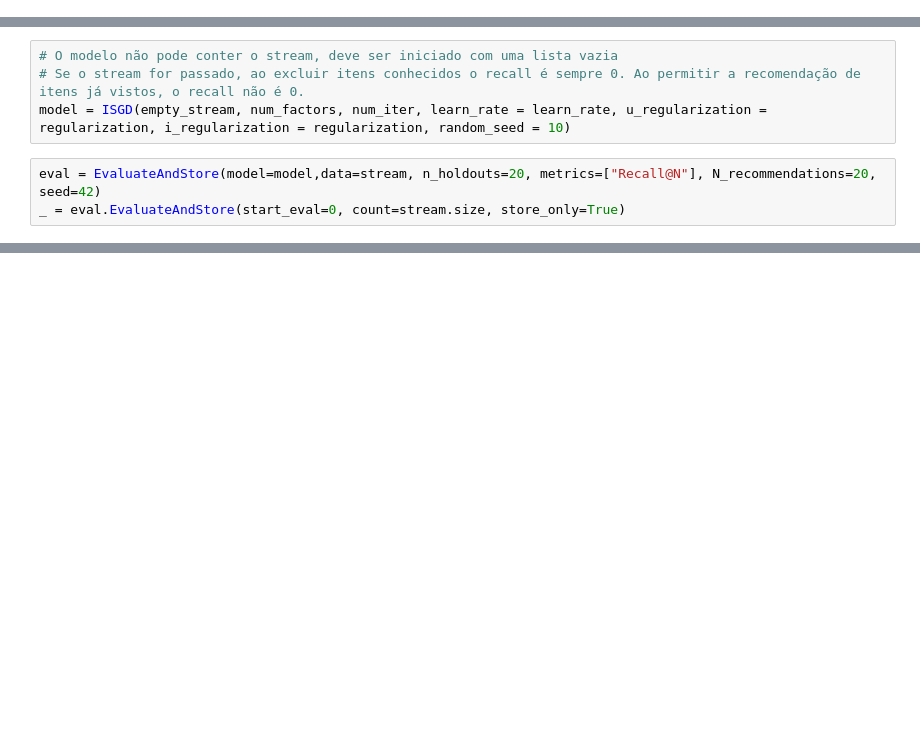
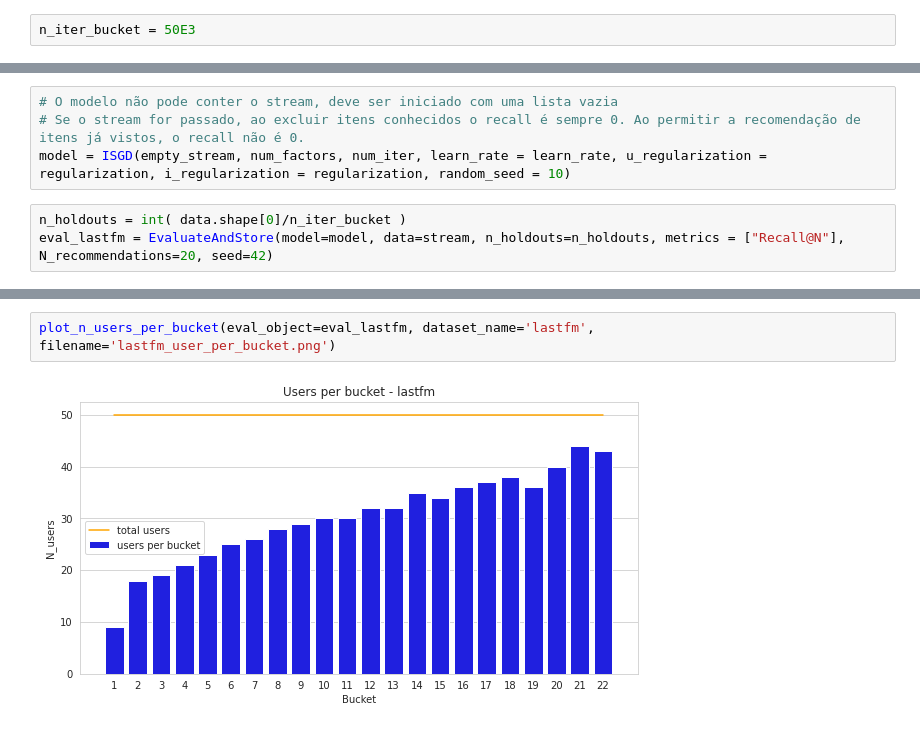
Before and after one commit to Key0412/streamRec-forgetting, a Jupyter notebook: notebooks/Avaliação de Datasets.ipynb, the cells around one changed output, grey strips where cells are left out. Cells and saved outputs as stored; diff of their text form; blank space fills up the shorter version.

Commit message:
update avaliacao de datasets

```diff
--- a/notebooks/Avaliação de Datasets.ipynb
+++ b/notebooks/Avaliação de Datasets.ipynb
@@ -25,3 +25,5 @@ from eval_implicit import EvaluateAndStore # EvaluateAndStore para guardar estad
 import seaborn as sns
 import matplotlib.pyplot as plt
 sns.set_style('whitegrid')
+# %%
+n_iter_bucket = 50E3
@@ -54,5 +127,5 @@ TREINO COM LASTFM_50u
 # Se o stream for passado, ao excluir itens conhecidos o recall é sempre 0. Ao permitir a recomendação de itens já vistos, o recall não é 0.
 model = ISGD(empty_stream, num_factors, num_iter, learn_rate = learn_rate, u_regularization = regularization, i_regularization = regularization, random_seed = 10)
 # %%
-eval = EvaluateAndStore(model=model,data=stream, n_holdouts=20, metrics=["Recall@N"], N_recommendations=20, seed=42)
-_ = eval.EvaluateAndStore(start_eval=0, count=stream.size, store_only=True)
+n_holdouts = int( data.shape[0]/n_iter_bucket )
+eval_lastfm = EvaluateAndStore(model=model, data=stream, n_holdouts=n_holdouts, metrics = ["Recall@N"], N_recommendations=20, seed=42)
@@ -60,0 +173,4 @@ KeyboardInterrupt:
+# %%
+plot_n_users_per_bucket(eval_object=eval_lastfm, dataset_name='lastfm', filename='lastfm_user_per_bucket.png')
+# %% [output]
+[figure, added]
```
Also changed, not shown: parts of 42 cells of this notebook, 1 other file.
